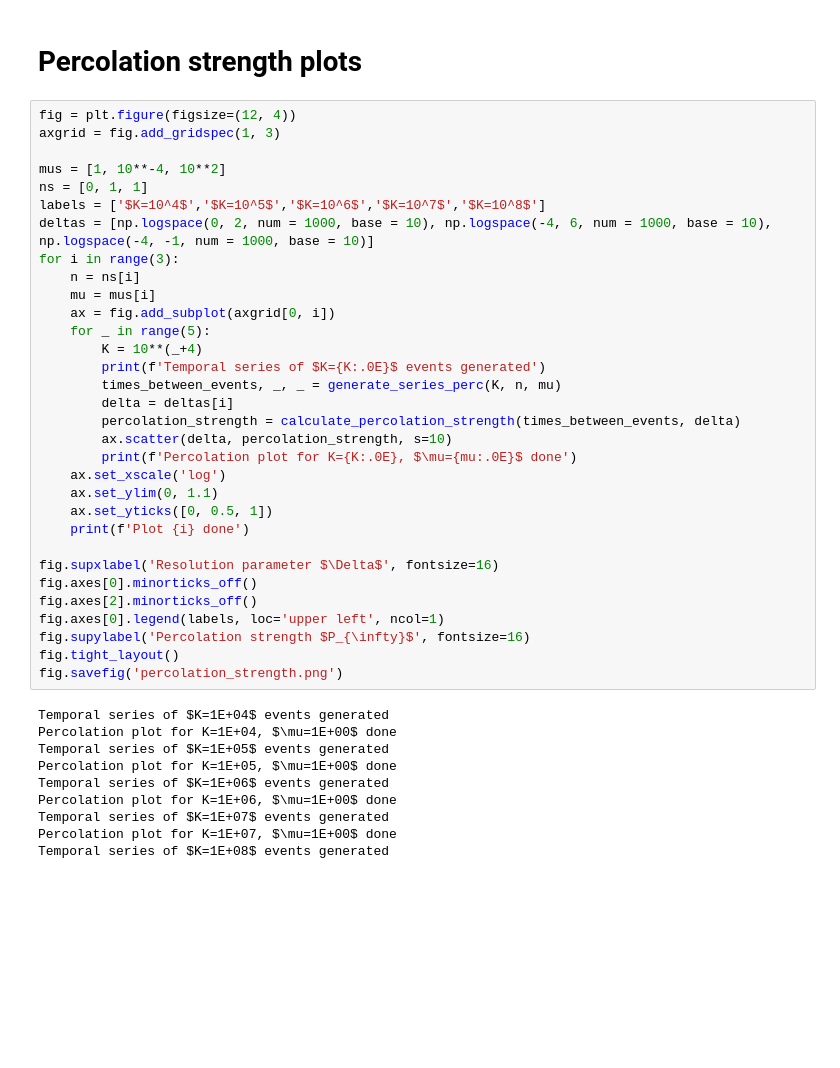
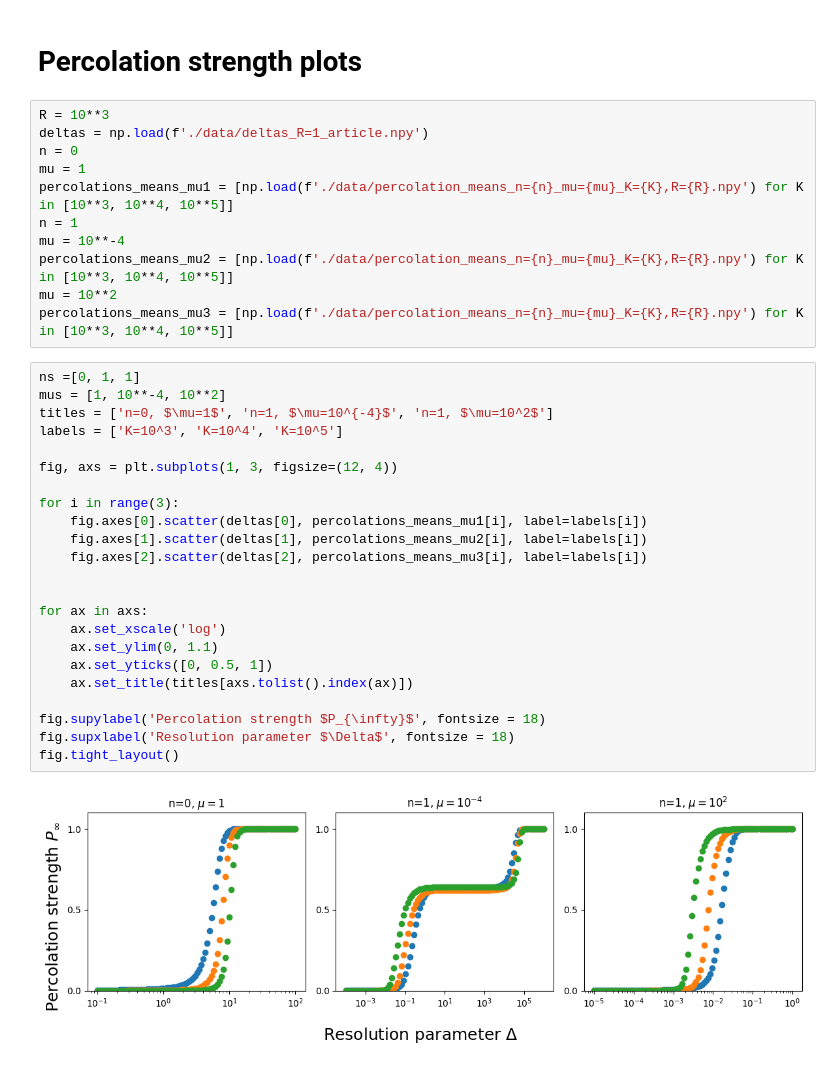
Before and after one commit to RivasAntonio/TFM, a Jupyter notebook: Códigos/Hawkes/figures.ipynb, the cells around one changed output. Cells and saved outputs as stored; diff of their text form; blank space fills up the shorter version.

```diff
--- a/Códigos/Hawkes/figures.ipynb
+++ b/Códigos/Hawkes/figures.ipynb
@@ -107,45 +107,39 @@ S ans T plot for Delta = $\Delta=5\Delta^*$ done for mu = 1E+02
 [figure]
 # %% [markdown]
 # Percolation strength plots
-# %%
-fig = plt.figure(figsize=(12, 4))
-axgrid = fig.add_gridspec(1, 3)
-
-mus = [1, 10**-4, 10**2]
-ns = [0, 1, 1]
-labels = ['$K=10^4$','$K=10^5$','$K=10^6$','$K=10^7$','$K=10^8$']
-deltas = [np.logspace(0, 2, num = 1000, base = 10), np.logspace(-4, 6, num = 1000, base = 10), np.logspace(-4, -1, num = 1000, base = 10)]
-for i in range(3):
-    n = ns[i]
-    mu = mus[i]
-    ax = fig.add_subplot(axgrid[0, i])
-    for _ in range(5):
-        K = 10**(_+4)
-        print(f'Temporal series of $K={K:.0E}$ events generated')
-        times_between_events, _, _ = generate_series_perc(K, n, mu)
-        delta = deltas[i]
-        percolation_strength = calculate_percolation_strength(times_between_events, delta)
-        ax.scatter(delta, percolation_strength, s=10)
-        print(f'Percolation plot for K={K:.0E}, $\mu={mu:.0E}$ done')
-    ax.set_xscale('log')
-    ax.set_ylim(0, 1.1)
-    ax.set_yticks([0, 0.5, 1])
-    print(f'Plot {i} done')
-
-fig.supxlabel('Resolution parameter $\Delta$', fontsize=16)
-fig.axes[0].minorticks_off()
-fig.axes[2].minorticks_off()
-fig.axes[0].legend(labels, loc='upper left', ncol=1)
-fig.supylabel('Percolation strength $P_{\infty}$', fontsize=16)
-fig.tight_layout()
-fig.savefig('percolation_strength.png')
-# %% [output]
-Temporal series of $K=1E+04$ events generated
-Percolation plot for K=1E+04, $\mu=1E+00$ done
-Temporal series of $K=1E+05$ events generated
-Percolation plot for K=1E+05, $\mu=1E+00$ done
-Temporal series of $K=1E+06$ events generated
-Percolation plot for K=1E+06, $\mu=1E+00$ done
-Temporal series of $K=1E+07$ events generated
-Percolation plot for K=1E+07, $\mu=1E+00$ done
-Temporal series of $K=1E+08$ events generated
+# %%
+R = 10**3
+deltas = np.load(f'./data/deltas_R=1_article.npy')
+n = 0
+mu = 1
+percolations_means_mu1 = [np.load(f'./data/percolation_means_n={n}_mu={mu}_K={K},R={R}.npy') for K in [10**3, 10**4, 10**5]]
+n = 1
+mu = 10**-4
+percolations_means_mu2 = [np.load(f'./data/percolation_means_n={n}_mu={mu}_K={K},R={R}.npy') for K in [10**3, 10**4, 10**5]]
+mu = 10**2
+percolations_means_mu3 = [np.load(f'./data/percolation_means_n={n}_mu={mu}_K={K},R={R}.npy') for K in [10**3, 10**4, 10**5]]
+# %%
+ns =[0, 1, 1]
+mus = [1, 10**-4, 10**2]
+titles = ['n=0, $\mu=1$', 'n=1, $\mu=10^{-4}$', 'n=1, $\mu=10^2$']
+labels = ['K=10^3', 'K=10^4', 'K=10^5']
+
+fig, axs = plt.subplots(1, 3, figsize=(12, 4))
+
+for i in range(3):
+    fig.axes[0].scatter(deltas[0], percolations_means_mu1[i], label=labels[i])
+    fig.axes[1].scatter(deltas[1], percolations_means_mu2[i], label=labels[i])
+    fig.axes[2].scatter(deltas[2], percolations_means_mu3[i], label=labels[i])
+
+
+for ax in axs:
+    ax.set_xscale('log')
+    ax.set_ylim(0, 1.1)
+    ax.set_yticks([0, 0.5, 1])
+    ax.set_title(titles[axs.tolist().index(ax)])
+
+fig.supylabel('Percolation strength $P_{\infty}$', fontsize = 18)
+fig.supxlabel('Resolution parameter $\Delta$', fontsize = 18)
+fig.tight_layout()
+# %% [output]
+[figure, added]
```
Also changed, not shown: parts of 1 cell of this notebook, 4 other files.
